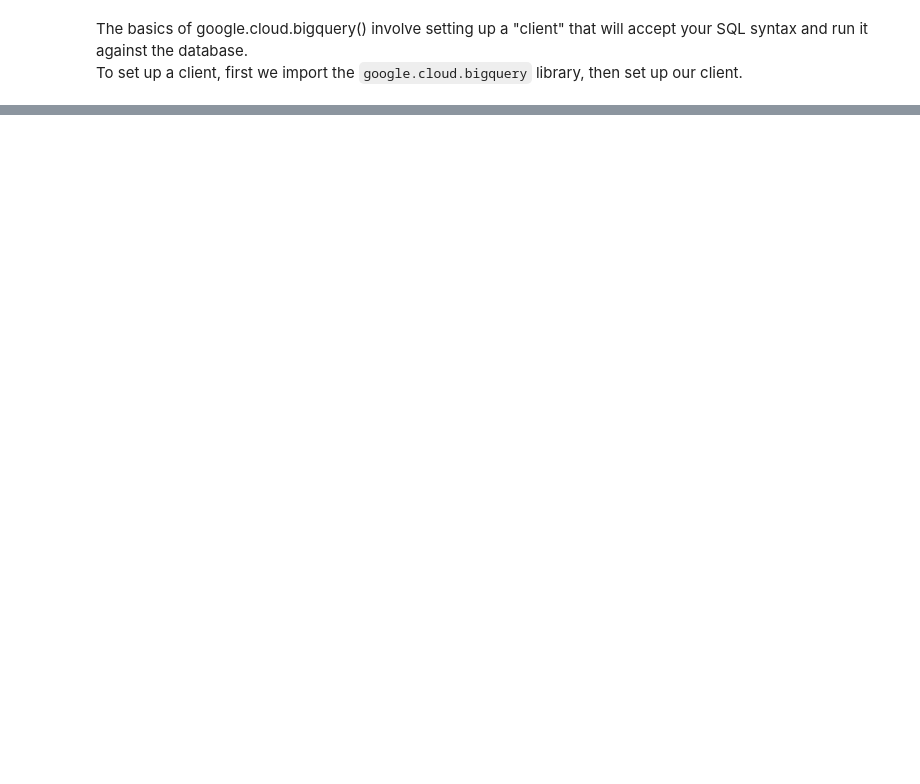
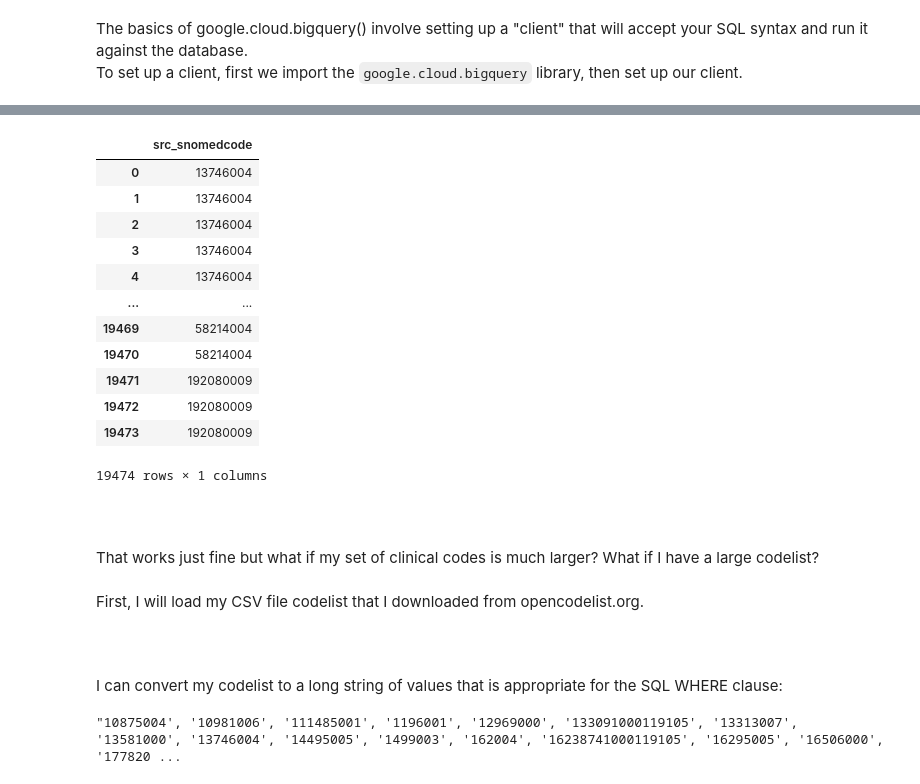
Before and after one commit to ConnectedBradford/c-mcinerney-workspace, a Jupyter notebook: Presentation/cB pres_2022 12 12.ipynb, the cells around one changed output, grey strips where cells are left out. Cells and saved outputs as stored; diff of their text form; code cells hidden in the pictures; blank space fills up the shorter version.

```diff
--- a/Presentation/cB pres_2022 12 12.ipynb
+++ b/Presentation/cB pres_2022 12 12.ipynb
@@ -169,0 +222,39 @@ client_query_output
+# %%
+# Define string of SQL syntax.
+my_sql_syntax = """
+    SELECT
+        src_snomedcode
+    FROM
+        yhcr-prd-phm-bia-core.CY_FDM_PrimaryCare_v5.tbl_SRCode
+    WHERE
+        src_snomedcode IN ('13746004', '20010003', '192080009', '58214004')
+"""
+
+# Join our SQL strings, run, and store in a pandas.DataFrame.
+client_query_output = \
+        client.query(
+                    my_sql_syntax
+                    ).to_dataframe()
+
+client_query_output
+# %% [output]
+|  | src_snomedcode |
+| 0 | 13746004 |
+| 1 | 13746004 |
+| 2 | 13746004 |
+| 3 | 13746004 |
+| 4 | 13746004 |
+| ... | ... |
+| 19469 | 58214004 |
+| 19470 | 58214004 |
+| 19471 | 192080009 |
+| 19472 | 192080009 |
+| 19473 | 192080009 |
+19474 rows × 1 columns
+# %% [markdown]
+<br/>
+<br/>
+That works just fine but what if my set of clinical codes is much larger? What if I have a large codelist?
+<br/>
+<br/>
+First, I will load my CSV file codelist that I downloaded from opencodelist.org.
@@ -169,0 +264,10 @@ client_query_output
+# %% [markdown]
+<br/>
+<br/>
+I can convert my codelist to a long string of values that is appropriate for the SQL WHERE clause:
+# %%
+#"('" +
+'\', \''.join(map(str, codes_to_query["code"].tolist()))
+#+ "')"
+# %% [output]
+"10875004', '10981006', '111485001', '1196001', '12969000', '133091000119105', '13313007', '13581000', '13746004', '14495005', '1499003', '162004', '16238741000119105', '16295005', '16506000', '177820 ...
```
Also changed, not shown: parts of 24 cells of this notebook, 8 other files.
